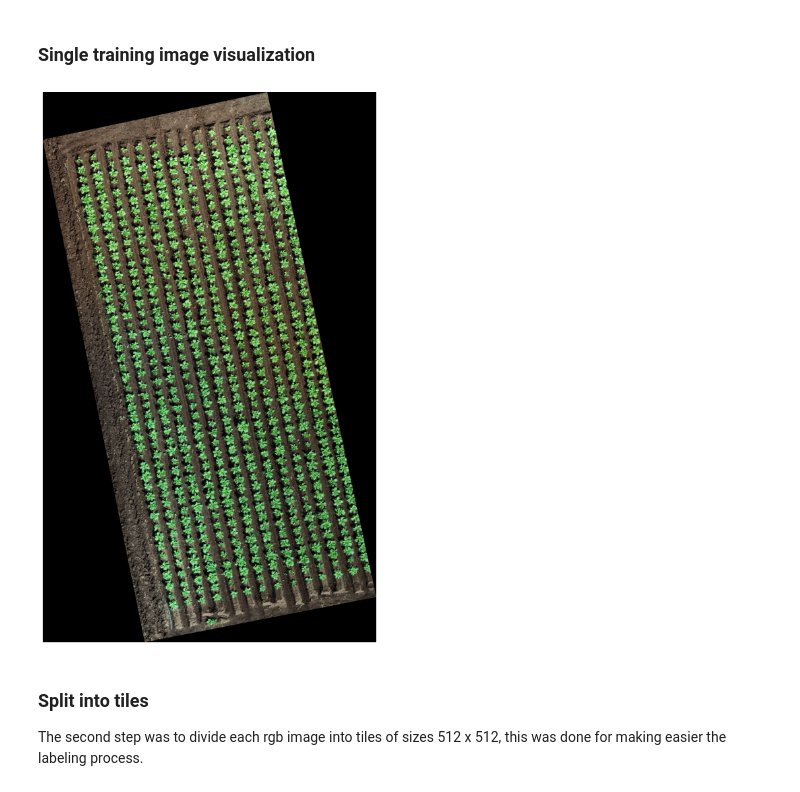
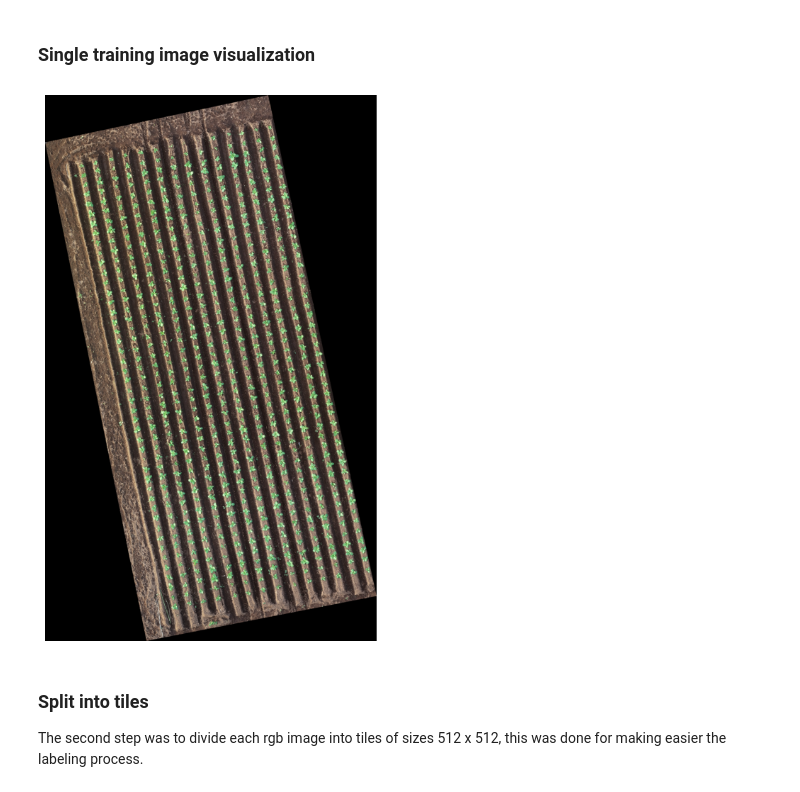
Before and after one commit to anaguilarar/CC_Weight_Prediction, a Jupyter notebook: 1_Individual_plant_detection_YOLO_training.ipynb, the cells around one changed output. Cells and saved outputs as stored; diff of their text form; code cells hidden in the pictures.

```diff
--- a/1_Individual_plant_detection_YOLO_training.ipynb
+++ b/1_Individual_plant_detection_YOLO_training.ipynb
@@ -121,13 +104,12 @@ ModuleNotFoundError: ignored
 ### Single training image visualization
 # %%
 roi = gpd.read_file(TRAININGBOUNDING)
-imgdate1 = TP2IMAGEPATH
+imgdate1 = TP1IMAGEPATH
 fielddata  = drone_data.DroneData(imgdate1, multiband_image=True, bounds=roi)
 # %%
-
-plot_multibands_fromxarray(fielddata.drone_data, bands = ['red', 'green', 'blue'], fig_sizex=15, fig_sizey=15, xinverse=False)
+plot_multibands_fromxarray(fielddata.drone_data, bands = ['red', 'green', 'blue'], fig_sizex=10, fig_sizey=10, xinverse=False)
 # %% [output]
-[figure, old version]
+[figure, new version]
 # %% [markdown]
 ### Split into tiles
 
```
Also changed, not shown: parts of 9 cells of this notebook.
